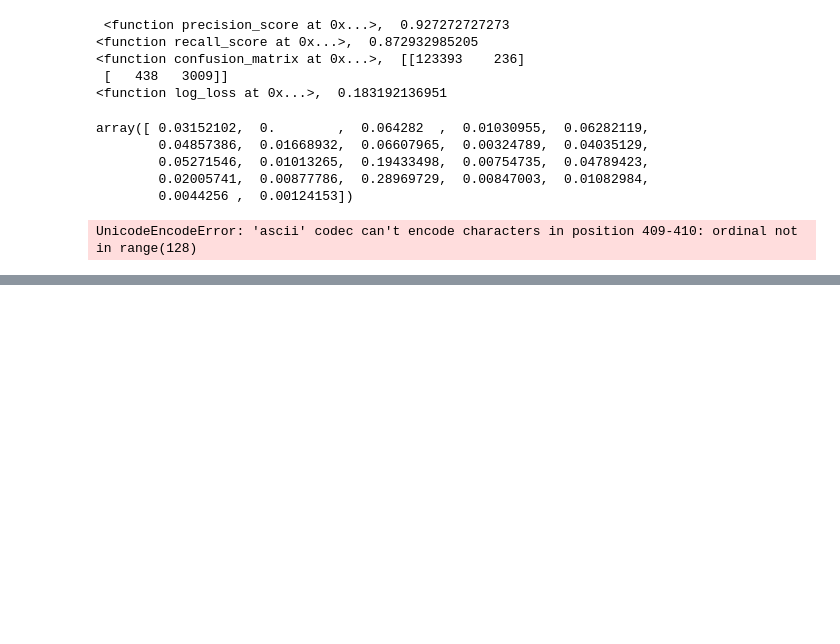
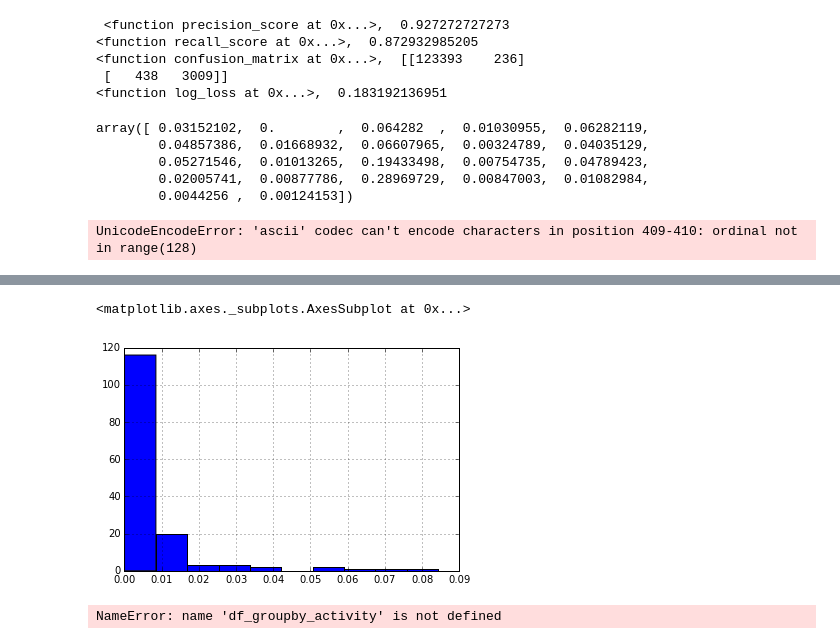
Before and after one commit to kush99993s/defaultfinder, a Jupyter notebook: code/EDA.ipynb, the cells around one changed output, grey strips where cells are left out. Saved outputs shown, nothing was run; the diff lists cells and outputs as text; code cells hidden in the pictures; blank space fills up the shorter version.

```diff
--- a/code/EDA.ipynb
+++ b/code/EDA.ipynb
@@ -828,0 +892,9 @@ UnicodeEncodeError: 'ascii' codec can't encode characters in position 409-410: o
+# %%
+plt.bar(
+# %% [output]
+<matplotlib.axes._subplots.AxesSubplot at 0x...>
+[figure, added]
+# %%
+df_groupby_activity.to_csv("/home/patanjalichanakya/Documents/Galvanize/find_defaulter/data/group_by_activity.csv")
+# %% [output]
+NameError: name 'df_groupby_activity' is not defined
```
Also changed, not shown: parts of 36 cells of this notebook, 2 other files.
